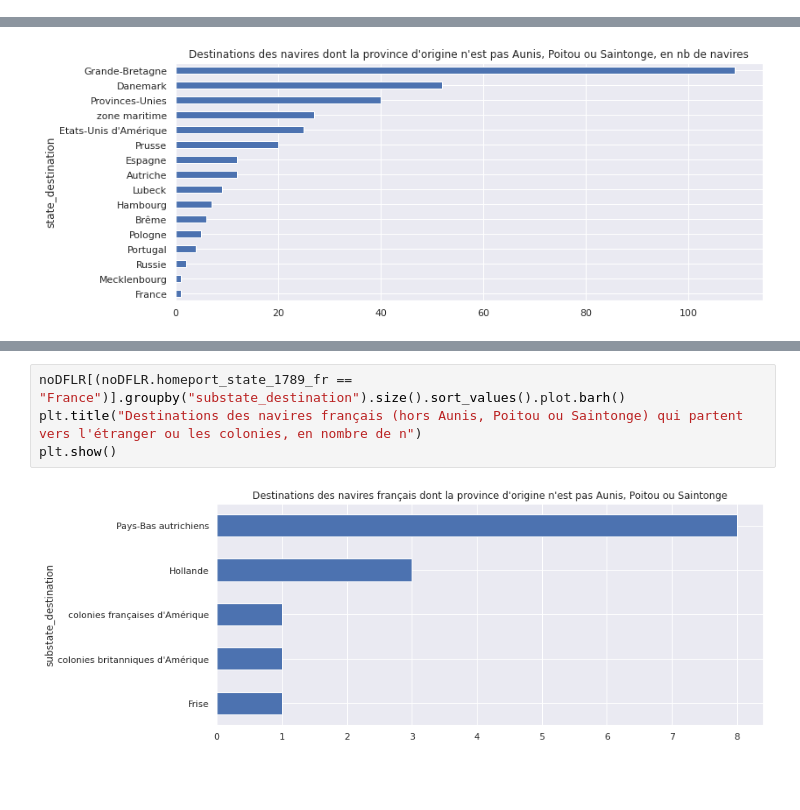
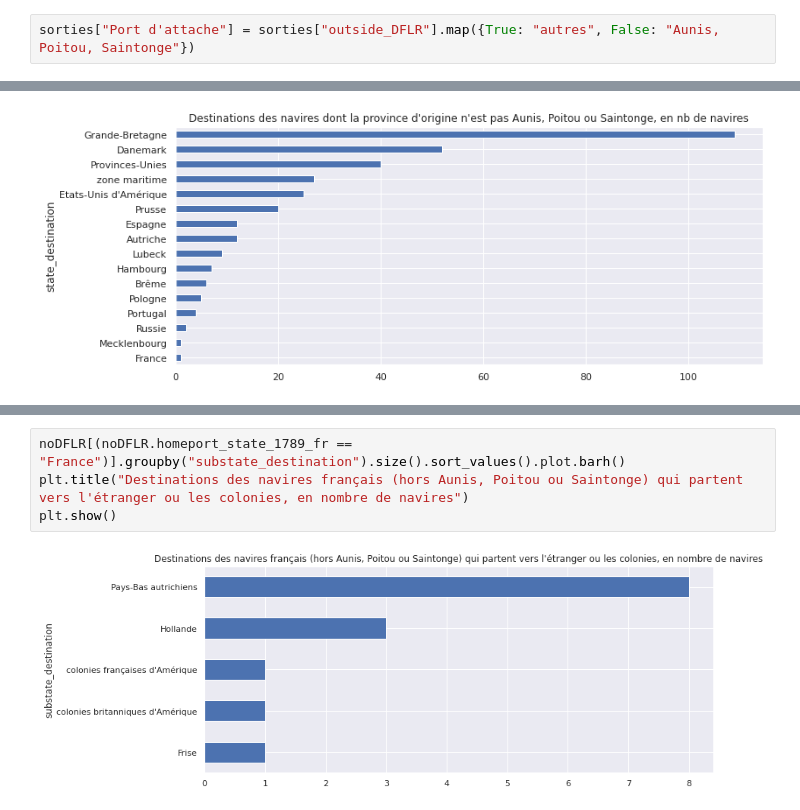
Before and after one commit to medialab/portic-datasprint-2021, a Jupyter notebook: productions/equipe_1/port_attache/sorties_vers_etranger_et_colonies.ipynb, the cells around one changed output, grey strips where cells are left out. Cells and saved outputs as stored; diff of their text form; blank space fills up the shorter version.

```diff
--- a/productions/equipe_1/port_attache/sorties_vers_etranger_et_colonies.ipynb
+++ b/productions/equipe_1/port_attache/sorties_vers_etranger_et_colonies.ipynb
@@ -142,4 +142,6 @@ Name: homeport_province, dtype: int64
 sorties["outside_DFLR"] = (
     (sorties["homeport_state_1789_fr"] != "France") |
     (~sorties["homeport_province"].isin(["Aunis", "Poitou", "Saintonge"])))
+# %%
+sorties["Port d'attache"] = sorties["outside_DFLR"].map({True: "autres", False: "Aunis, Poitou, Saintonge"})
 # %%
@@ -238,6 +242,6 @@ plt.show()
 # %%
 noDFLR[(noDFLR.homeport_state_1789_fr == "France")].groupby("substate_destination").size().sort_values().plot.barh()
-plt.title("Destinations des navires français (hors Aunis, Poitou ou Saintonge) qui partent vers l'étranger ou les colonies, en nombre de n")
+plt.title("Destinations des navires français (hors Aunis, Poitou ou Saintonge) qui partent vers l'étranger ou les colonies, en nombre de navires")
 plt.show()
 # %% [output]
-[figure, old version]
+[figure, new version]
```
Also changed, not shown: parts of 35 cells of this notebook.
